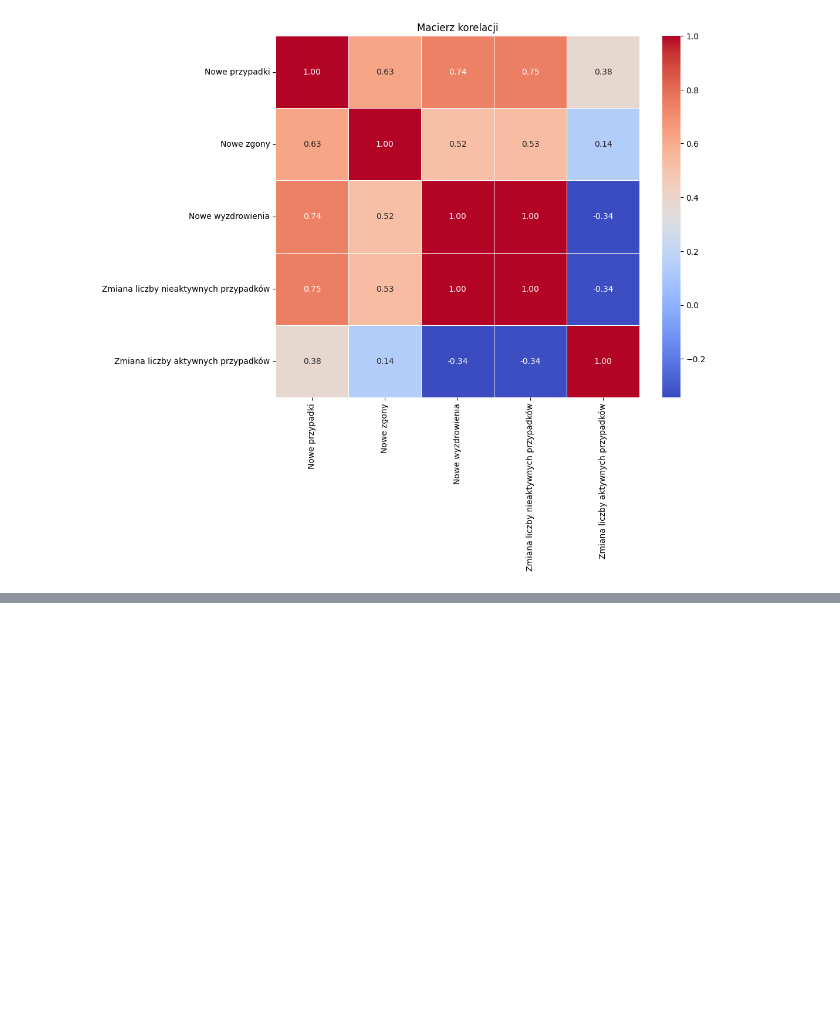
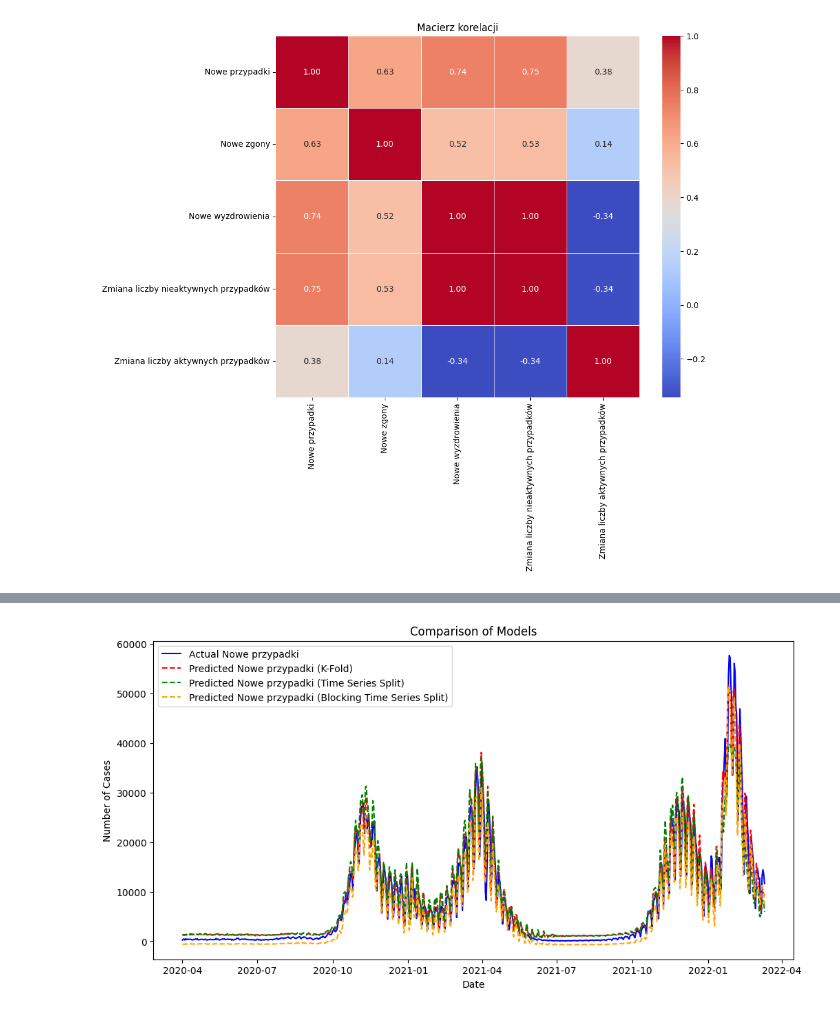
Before and after one commit to PsimonL/DeepLearningProject, a Jupyter notebook: Projekt_SSN_Transformer(2).ipynb, the cells around one changed output, grey strips where cells are left out. Cells and saved outputs as stored; diff of their text form; code cells hidden in the pictures; blank space fills up the shorter version.

Commit message:
model serialization using pickle lib

```diff
--- a/Projekt_SSN_Transformer(2).ipynb
+++ b/Projekt_SSN_Transformer(2).ipynb
@@ -497,0 +519,33 @@ plt.show()
+# %%
+# Opening previously serialized files.
+
+with open(model_kfold_path, 'rb') as f:
+    model_kfold_loaded = pickle.load(f)
+
+with open(model_tseries_path, 'rb') as f:
+    model_tseries_loaded = pickle.load(f)
+
+with open(model_btseries_path, 'rb') as f:
+    model_btseries_loaded = pickle.load(f)
+# %%
+# Testing if serialization were sucessfull.
+
+predictions_kfold_loaded = generate_predictions(model_kfold_loaded, x_all)
+predictions_tseries_loaded = generate_predictions(model_tseries_loaded, x_all)
+predictions_btseries_loaded = generate_predictions(model_btseries_loaded, x_all)
+
+plt.figure(figsize=(12, 6))
+plt.plot(df['Data'][seq_length-1:], y_rescaled, label='Actual Nowe przypadki', color='blue')
+plt.plot(df['Data'][seq_length-1:], predictions_kfold_loaded, label='Predicted Nowe przypadki (K-Fold)', color='red', linestyle='dashed')
+plt.plot(df['Data'][seq_length-1:], predictions_tseries_loaded, label='Predicted Nowe przypadki (Time Series Split)', color='green', linestyle='dashed')
+plt.plot(df['Data'][seq_length-1:], predictions_btseries_loaded, label='Predicted Nowe przypadki (Blocking Time Series Split)', color='orange', linestyle='dashed')
+
+plt.title('Comparison of Models')
+plt.xlabel('Date')
+plt.ylabel('Number of Cases')
+plt.legend()
+plt.show()
+
+# If plots are the same (similar), it means the serialization process was succesful.
+# %% [output]
+[figure, added]
```
Also changed, not shown: parts of 6 cells of this notebook.
